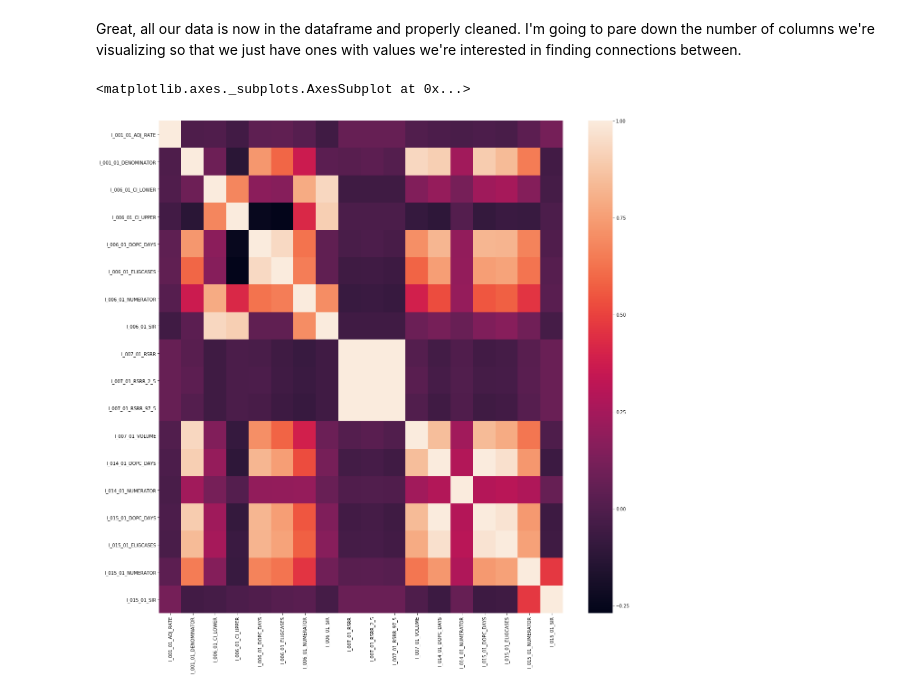
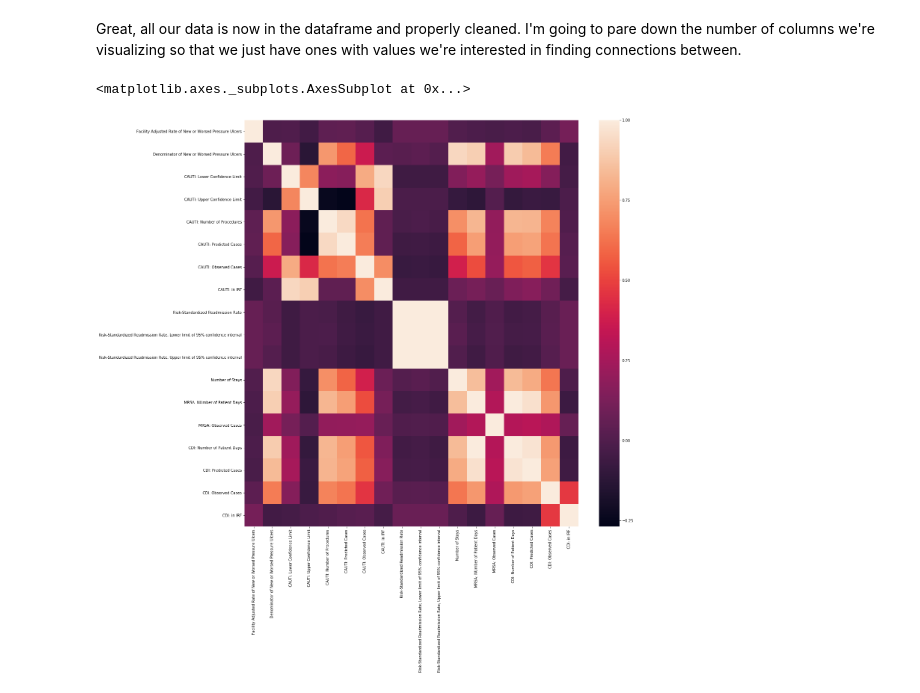
Before and after one commit to SpencerNorris/MedicareInpatientFacilities, a Jupyter notebook: Inpatient Facilities.ipynb, the cells around one changed output. Cells and saved outputs as stored; diff of their text form; code cells hidden in the pictures.

```diff
--- a/Inpatient Facilities.ipynb
+++ b/Inpatient Facilities.ipynb
@@ -163,37 +163,61 @@ facility_data
 1192 rows × 33 columns
 # %% [markdown]
 Great, all our data is now in the dataframe and properly cleaned. I'm going to pare down the number of columns we're visualizing so that we just have ones with values we're interested in finding connections between.
+# %%
+#Dictionary mapping from the dataframe headers to the real variable names
+#This ONLY APPLIES to the variables not dropped in the next cell
+#If you apply this with those variables added, it will throw a KeyError
+headers_to_labels = {
+    'I_001_01_ADJ_RATE' : 'Facility Adjusted Rate of New or Worsed Pressure Ulcers',
+    'I_001_01_DENOMINATOR' : 'Denominator of New or Worsed Pressure Ulcers',
+    'I_006_01_CI_LOWER' : 'CAUTI: Lower Confidence Limit',
+    'I_006_01_CI_UPPER' : 'CAUTI: Upper Confidence Limit',
+    'I_006_01_DOPC_DAYS' : 'CAUTI: Number of Procedures',
+    'I_006_01_ELIGCASES' : 'CAUTI: Predicted Cases',
+    'I_006_01_NUMERATOR' : 'CAUTI: Observed Cases',
+    'I_006_01_SIR' : 'CAUTI: in IRF',
+    'I_007_01_RSRR' : 'Risk-Standardized Readmission Rate',
+    'I_007_01_RSRR_2_5' : 'Risk-Standardized Readmission Rate; Lower limit of 95% confidence interval',
+    'I_007_01_RSRR_97_5' : 'Risk-Standardized Readmission Rate; Upper limit of 95% confidence interval',
+    'I_007_01_VOLUME' : 'Number of Stays',
+    'I_014_01_DOPC_DAYS' : 'MRSA: NUmber of Patient Days',
+    'I_014_01_NUMERATOR' : 'MRSA: Observed Cases',
+    'I_015_01_DOPC_DAYS' : 'CDI: Number of Patient Days',
+    'I_015_01_ELIGCASES' : 'CDI: Predicted Cases',
+    'I_015_01_NUMERATOR' : 'CDI: Observed Cases',
+    'I_015_01_SIR' : 'CDI: in IRF'
+}
 # %%
 #Chop down the data we want to use for the heat map visualization
 from copy import copy
 vis_data = copy(facility_data)
 vis_data = vis_data.drop(columns=[
     'I_002_01_DENOMINATOR',
     'I_002_01_OBS_RATE',
     'I_006_01_COMP_PERF',
     'I_007_01_COMP_PERF',
     'I_014_01_COMP_PERF',
     'I_014_01_CI_UPPER',
     'I_014_01_CI_LOWER',
     'I_014_01_ELIGCASES',
     'I_014_01_SIR',
     'I_015_01_COMP_PERF',
     'I_015_01_CI_UPPER',
     'I_015_01_CI_LOWER',
     'I_016_01_DENOMINATOR',
     'I_016_01_OBS_RATE'
 ])
 
 #Produce correlation heat map
 import seaborn as sns
 import matplotlib.pyplot as plt
 
 fig, ax = plt.subplots(figsize=(20,20))
 vis_data_corr = vis_data.corr()
 sns.heatmap(vis_data_corr,
             ax=ax,
-            xticklabels=vis_data_corr.columns.values,
-            yticklabels=vis_data_corr.columns.values)
+            xticklabels=[headers_to_labels[val] for val in vis_data_corr.columns.values],
+            yticklabels=[headers_to_labels[val] for val in vis_data_corr.columns.values])
 # %% [output]
 <matplotlib.axes._subplots.AxesSubplot at 0x...>
-[figure, old version]
+[figure, new version]
```
Also changed, not shown: parts of 13 cells of this notebook.
